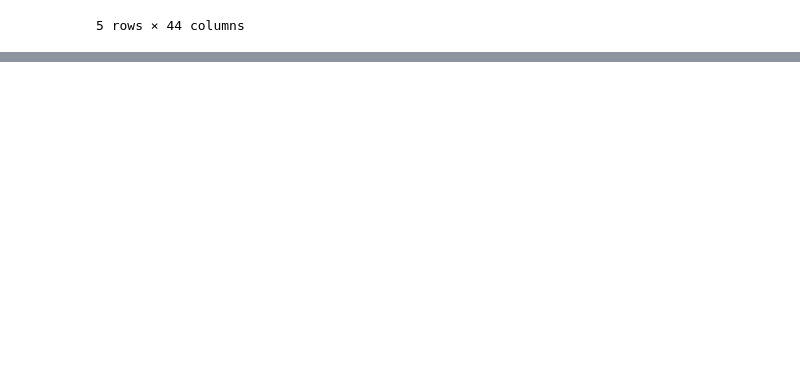
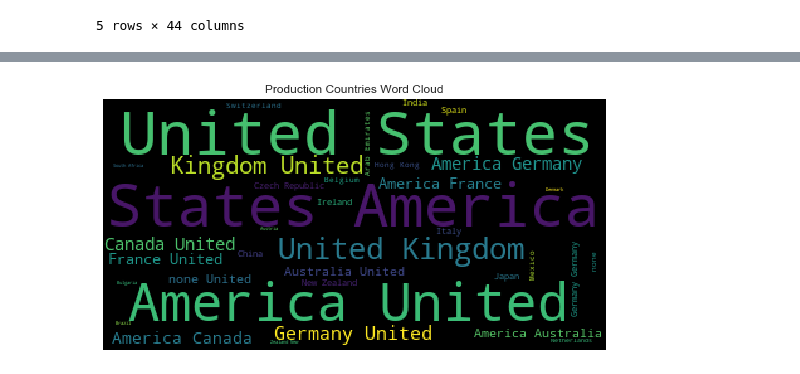
Before and after one commit to arianaroz/data-science-project-2019, a Jupyter notebook: project_working.ipynb, the cells around one changed output, grey strips where cells are left out. Saved outputs shown, nothing was run; the diff lists cells and outputs as text; code cells hidden in the pictures; blank space fills up the shorter version.

```diff
--- a/project_working.ipynb
+++ b/project_working.ipynb
@@ -235,0 +241,11 @@ ValueError: Index contains duplicate entries, cannot reshape
+# %%
+# Create a wordcloud to display most common Production Countries
+from wordcloud import WordCloud
+y = WordCloud().generate(' '.join(clean_df['production_countries']))
+plt.rcParams["figure.figsize"] = (9,9)
+plt.title('Production Countries Word Cloud')
+plt.imshow(y)
+plt.axis("off")
+plt.show()
+# %% [output]
+[figure, added]
```
Also changed, not shown: parts of 2 cells of this notebook.
